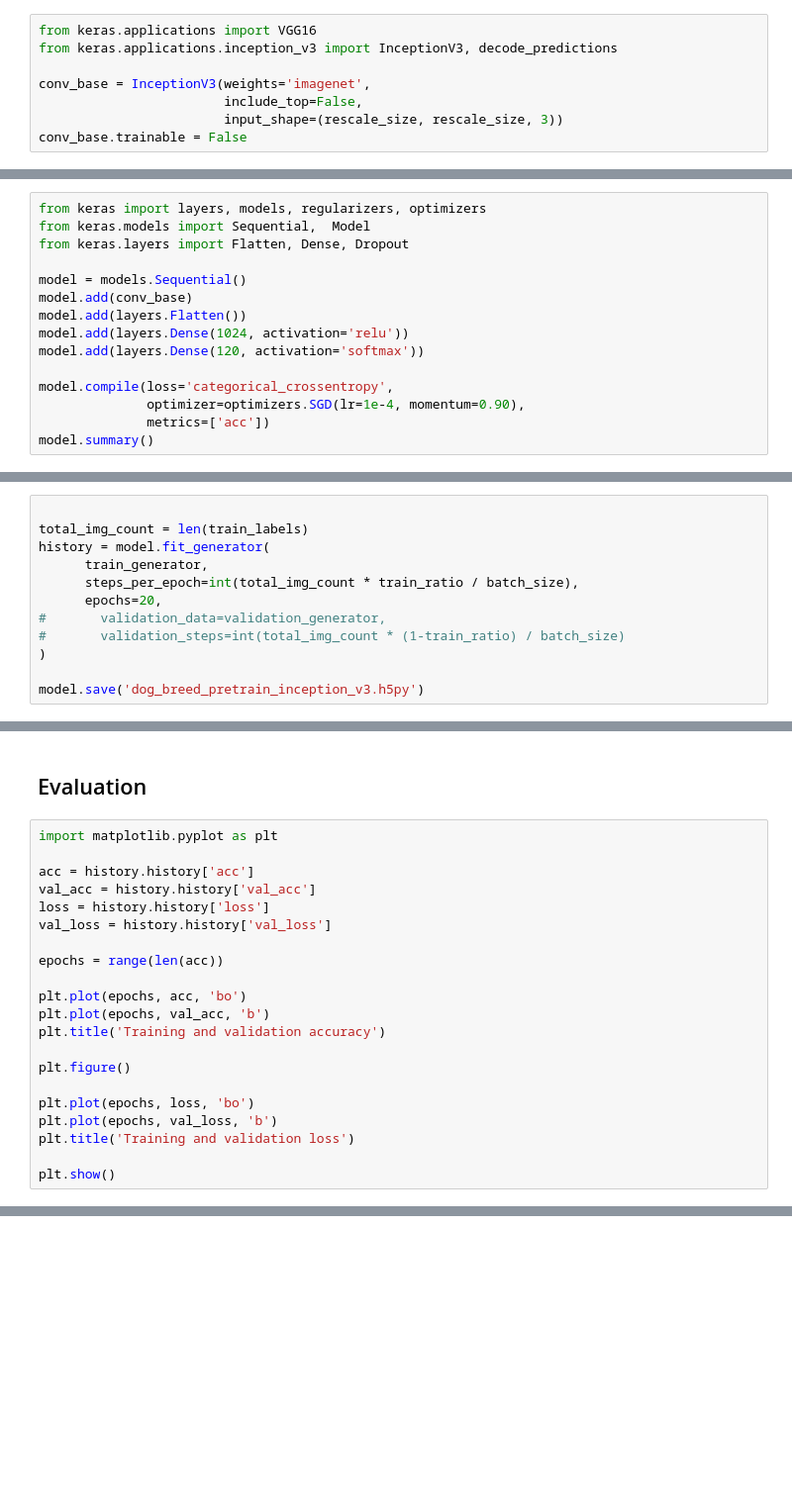
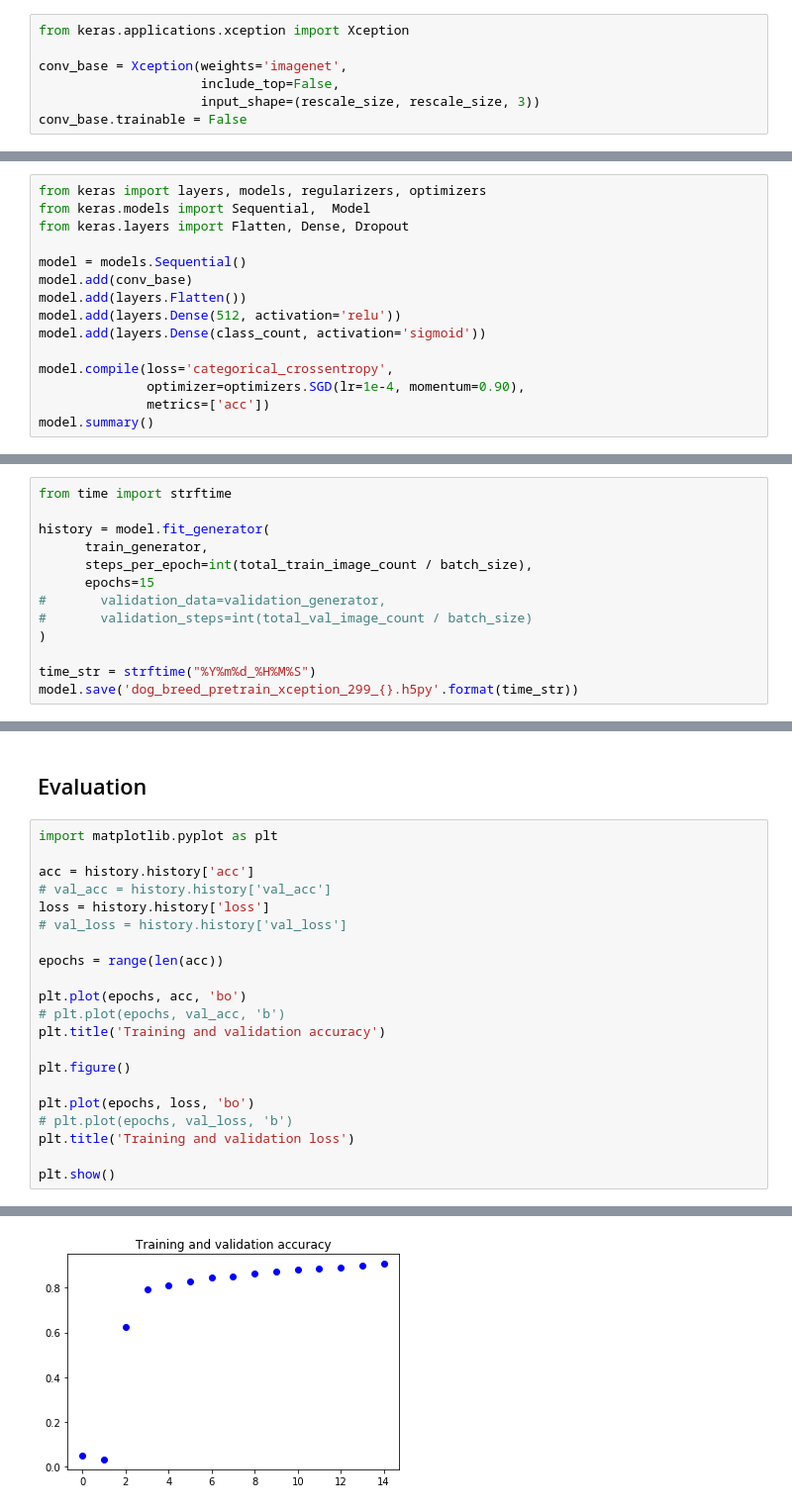
Before and after one commit to MrBigKuma/kaggle_dog_breed, a Jupyter notebook: main.ipynb, the cells around one changed output, grey strips where cells are left out. Shown: that part at 99% size. Saved outputs shown, nothing was run; the diff lists cells and outputs as text; blank space fills up the shorter version.

```diff
--- a/main.ipynb
+++ b/main.ipynb
@@ -149,12 +152,11 @@ plt.show()
 # %% [markdown]
 ## Extract feature with pretrained model
 # %%
-from keras.applications import VGG16
-from keras.applications.inception_v3 import InceptionV3, decode_predictions
+from keras.applications.xception import Xception
 
-conv_base = InceptionV3(weights='imagenet',
-                        include_top=False,
-                        input_shape=(rescale_size, rescale_size, 3))
+conv_base = Xception(weights='imagenet',
+                     include_top=False,
+                     input_shape=(rescale_size, rescale_size, 3))
 conv_base.trainable = False
 # %% [markdown]
 ## Define Neural Net
@@ -166,8 +168,8 @@ from keras.layers import Flatten, Dense, Dropout
 model = models.Sequential()
 model.add(conv_base)
 model.add(layers.Flatten())
-model.add(layers.Dense(1024, activation='relu'))
-model.add(layers.Dense(120, activation='softmax'))
+model.add(layers.Dense(512, activation='relu'))
+model.add(layers.Dense(class_count, activation='sigmoid'))
 
 model.compile(loss='categorical_crossentropy',
               optimizer=optimizers.SGD(lr=1e-4, momentum=0.90),
@@ -192,15 +194,16 @@ _________________________________________________________________
 # %% [markdown]
 ## Train model
 # %%
+from time import strftime
 
-total_img_count = len(train_labels)
 history = model.fit_generator(
       train_generator,
-      steps_per_epoch=int(total_img_count * train_ratio / batch_size),
-      epochs=20,
+      steps_per_epoch=int(total_train_image_count / batch_size),
+      epochs=15
 #       validation_data=validation_generator,
-#       validation_steps=int(total_img_count * (1-train_ratio) / batch_size)
+#       validation_steps=int(total_val_image_count / batch_size)
 )
 
-model.save('dog_breed_pretrain_inception_v3.h5py')
+time_str = strftime("%Y%m%d_%H%M%S")
+model.save('dog_breed_pretrain_xception_299_{}.h5py'.format(time_str))
 # %% [output]
@@ -227,20 +230,20 @@ Epoch 20/20
 import matplotlib.pyplot as plt
 
 acc = history.history['acc']
-val_acc = history.history['val_acc']
+# val_acc = history.history['val_acc']
 loss = history.history['loss']
-val_loss = history.history['val_loss']
+# val_loss = history.history['val_loss']
 
 epochs = range(len(acc))
 
 plt.plot(epochs, acc, 'bo')
-plt.plot(epochs, val_acc, 'b')
+# plt.plot(epochs, val_acc, 'b')
 plt.title('Training and validation accuracy')
 
 plt.figure()
 
 plt.plot(epochs, loss, 'bo')
-plt.plot(epochs, val_loss, 'b')
+# plt.plot(epochs, val_loss, 'b')
 plt.title('Training and validation loss')
 
 plt.show()
@@ -248,0 +251 @@ KeyError: 'val_acc'
+[figure, added]
```
Also changed, not shown: parts of 10 cells of this notebook.
